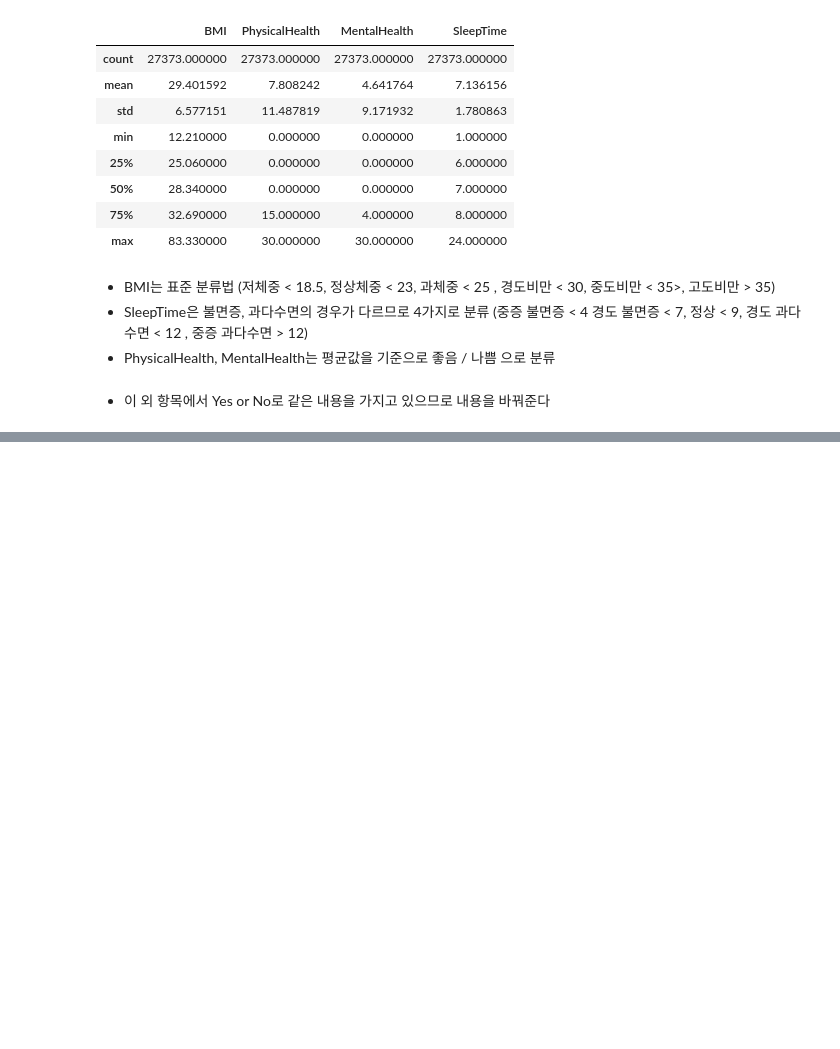
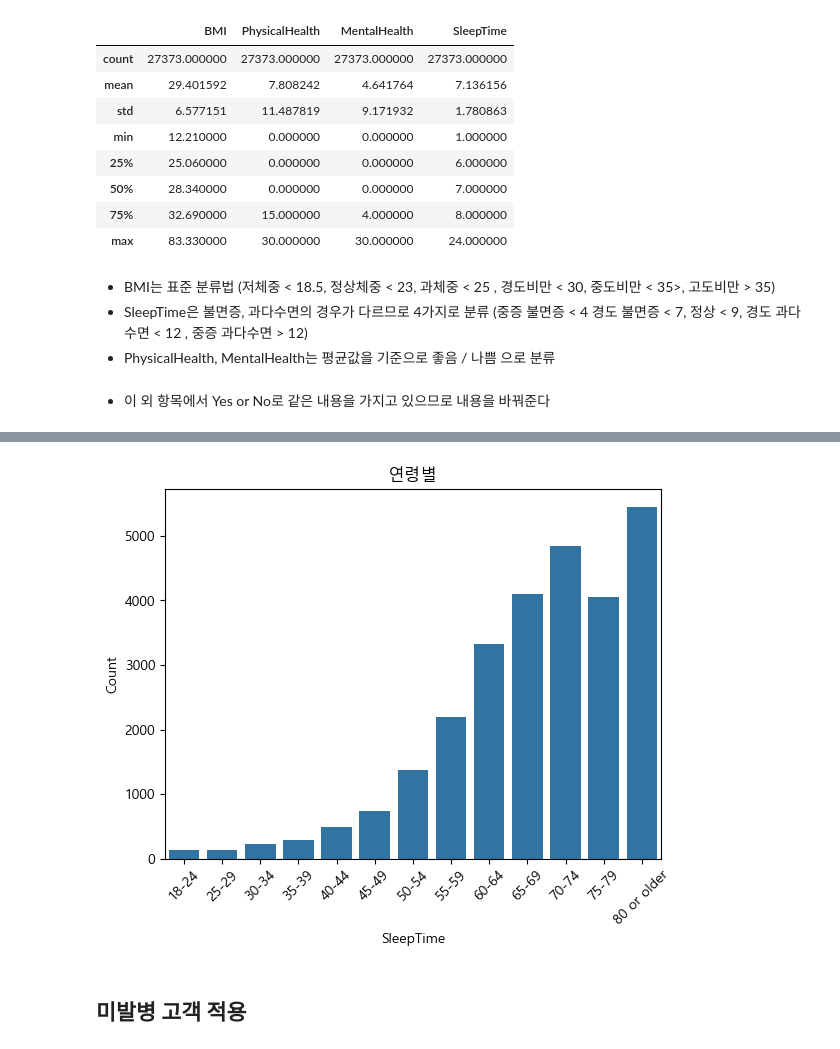
Before and after one commit to nohjuhyeon/healthcare_team, a Jupyter notebook: docs/yohan/Analysis/helth_analysis.ipynb, the cells around one changed output, grey strips where cells are left out. Cells and saved outputs as stored; diff of their text form; code cells hidden in the pictures; blank space fills up the shorter version.

```diff
--- a/docs/yohan/Analysis/helth_analysis.ipynb
+++ b/docs/yohan/Analysis/helth_analysis.ipynb
@@ -291,0 +258,13 @@ from sklearn.metrics import silhouette_score
+# %%
+orders = sorted(df_imnotok['AgeCategory'].unique())
+
+sns.countplot(data=df_imnotok, x='AgeCategory',order=orders)
+plt.xlabel('SleepTime')
+plt.ylabel('Count')
+plt.title('연령별')
+plt.xticks(rotation=45)
+plt.show()
+# %% [output]
+[figure, added]
+# %% [markdown]
+## 미발병 고객 적용
```
Also changed, not shown: parts of 16 cells of this notebook.
